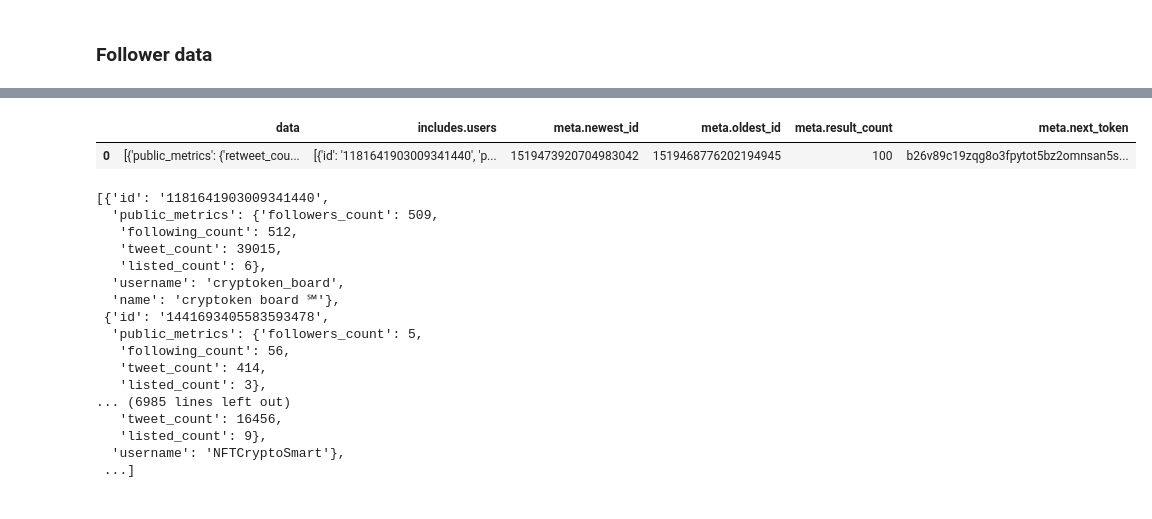
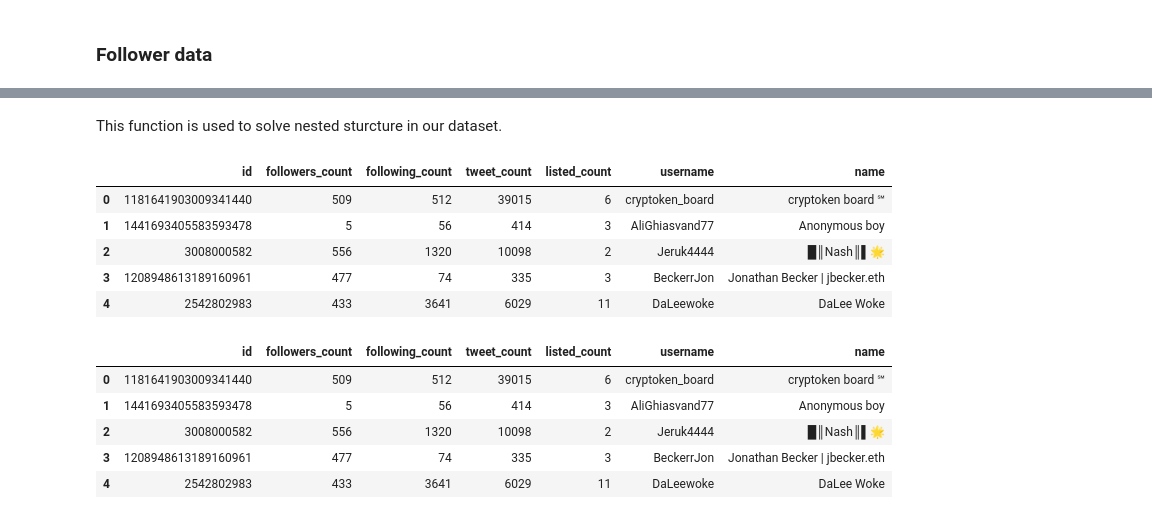
Before and after one commit to NicoleeC/BAD_CS294-196_FinalProject, a Jupyter notebook: Data_preprocessing.ipynb, the cells around one changed output, grey strips where cells are left out. Drawn from its saved outputs; the diff is of its cells as text; code cells hidden in the pictures.

Commit message:
Twitter data preprocessing&sentiment analysis✅
Finish Twitter data preprocessing  and sentiment analysis

```diff
--- a/Data_preprocessing.ipynb
+++ b/Data_preprocessing.ipynb
@@ -72,32 +98,30 @@ follower_data_raw
+# %% [markdown]
+This function is used to solve nested sturcture in our dataset.
 # %%
-follower_data = pd.json_normalize(data)
-follower_data
+def dropnested(alist):
+    outputdict = {}
+    for dic in alist:
+        for key, value in dic.items():
+            if isinstance(value, dict):
+                for k2, v2, in value.items():
+                    outputdict[k2] = outputdict.get(k2, []) + [v2]
+            else:
+                outputdict[key] = outputdict.get(key, []) + [value]
+    return outputdict
 # %% [output]
-|  | data | includes.users | meta.newest_id | meta.oldest_id | meta.result_count | meta.next_token |
-| 0 | [{'public_metrics': {'retweet_cou... | [{'id': '1181641903009341440', 'p... | 1519473920704983042 | 1519468776202194945 | 100 | b26v89c19zqg8o3fpytot5bz2omnsan5s... |
+|  | id | followers_count | following_count | tweet_count | listed_count | username | name |
+| 0 | 1181641903009341440 | 509 | 512 | 39015 | 6 | cryptoken_board | cryptoken board ℠ |
+| 1 | 1441693405583593478 | 5 | 56 | 414 | 3 | AliGhiasvand77 | Anonymous boy |
+| 2 | 3008000582 | 556 | 1320 | 10098 | 2 | Jeruk4444 | █║Nash║▌🌟 |
+| 3 | 1208948613189160961 | 477 | 74 | 335 | 3 | BeckerrJon | Jonathan Becker | jbecker.eth |
+| 4 | 2542802983 | 433 | 3641 | 6029 | 11 | DaLeewoke | DaLee Woke |
-# %%
-follower_data =  follower_data_raw["users"]
-# public_metrics = follower_data["public_metrics"]
-# follower_data.groupby("author_id")
-# follower_data = follower_data.drop(columns="geo")
-follower_data
-# public_metrics.to_frame()
-# public_metrics.head()
-# %% [output]
-[{'id': '1181641903009341440',
-  'public_metrics': {'followers_count': 509,
-   'following_count': 512,
-   'tweet_count': 39015,
-   'listed_count': 6},
-  'username': 'cryptoken_board',
-  'name': 'cryptoken board ℠'},
- {'id': '1441693405583593478',
-  'public_metrics': {'followers_count': 5,
-   'following_count': 56,
-   'tweet_count': 414,
-   'listed_count': 3},
-... (6985 lines left out)
-   'tweet_count': 16456,
-   'listed_count': 9},
-  'username': 'NFTCryptoSmart'},
- ...]
+# %%
+follower_data = pd.DataFrame.from_dict(dropnested(follower_data_raw))
+follower_data.head()
+# %% [output]
+|  | id | followers_count | following_count | tweet_count | listed_count | username | name |
+| 0 | 1181641903009341440 | 509 | 512 | 39015 | 6 | cryptoken_board | cryptoken board ℠ |
+| 1 | 1441693405583593478 | 5 | 56 | 414 | 3 | AliGhiasvand77 | Anonymous boy |
+| 2 | 3008000582 | 556 | 1320 | 10098 | 2 | Jeruk4444 | █║Nash║▌🌟 |
+| 3 | 1208948613189160961 | 477 | 74 | 335 | 3 | BeckerrJon | Jonathan Becker | jbecker.eth |
+| 4 | 2542802983 | 433 | 3641 | 6029 | 11 | DaLeewoke | DaLee Woke |
```
Also changed, not shown: parts of 25 cells of this notebook.
